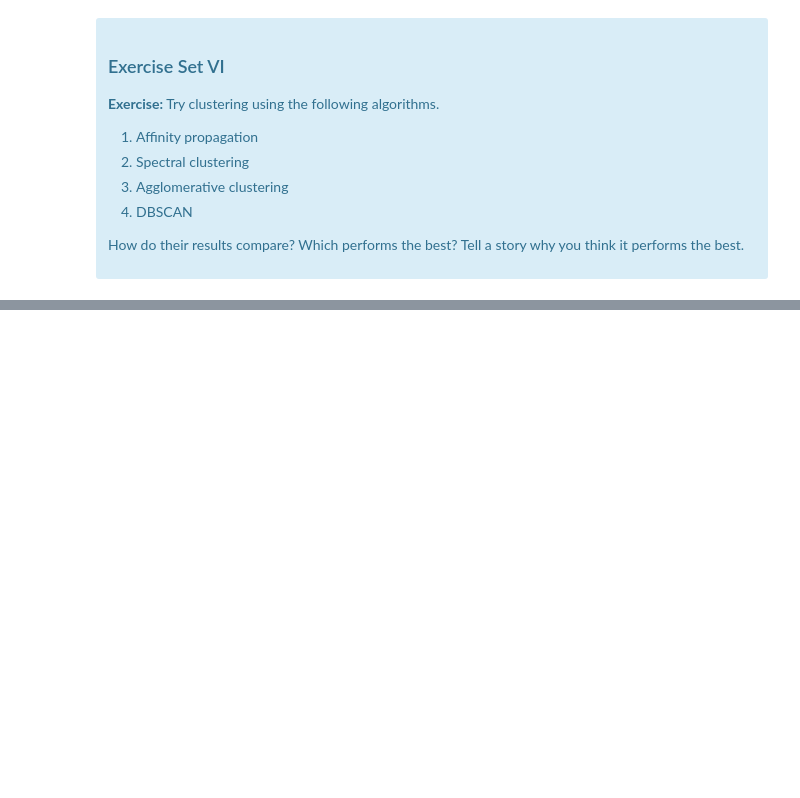
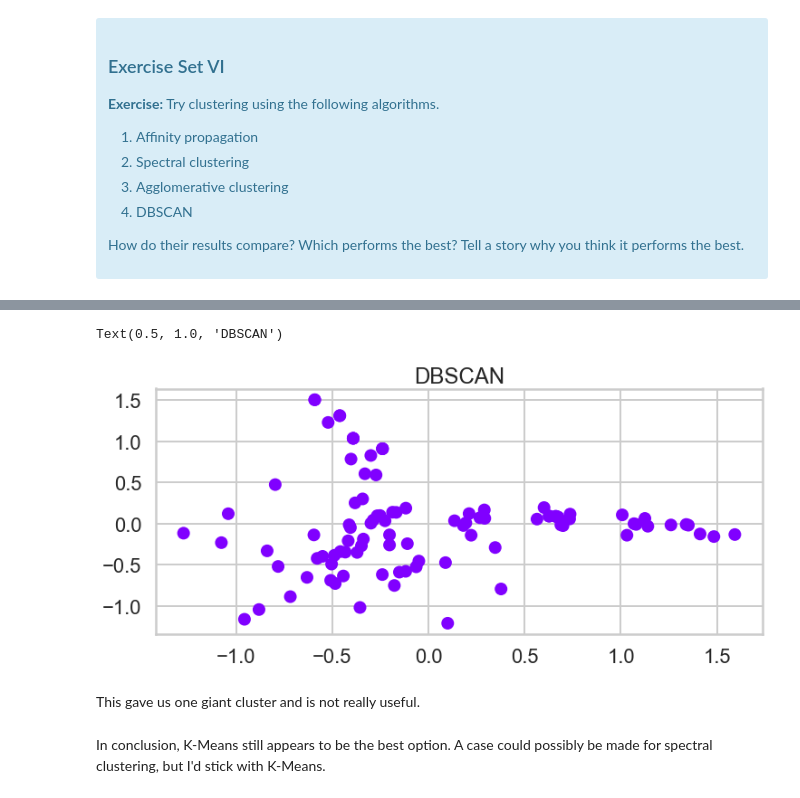
Before and after one commit to ltomczak1/Springboard, a Jupyter notebook: Clustering Case Study - Customer Segmentation with K-Means - Tier 3.ipynb, the cells around one changed output, grey strips where cells are left out. Drawn from its saved outputs; the diff is of its cells as text; code cells hidden in the pictures; blank space fills up the shorter version.

```diff
--- a/Clustering Case Study - Customer Segmentation with K-Means - Tier 3.ipynb
+++ b/Clustering Case Study - Customer Segmentation with K-Means - Tier 3.ipynb
@@ -578,0 +630,11 @@ Source: http://scikit-learn.org/stable/modules/clustering.html
+# %%
+plt.subplots(figsize=(12, 5))
+plt.scatter(pc1, pc2, c=db_res.labels_, cmap='rainbow')
+plt.title('DBSCAN')
+# %% [output]
+Text(0.5, 1.0, 'DBSCAN')
+[figure, added]
+# %% [markdown]
+This gave us one giant cluster and is not really useful.
+# %% [markdown]
+In conclusion, K-Means still appears to be the best option. A case could possibly be made for spectral clustering, but I'd stick with K-Means.
```
Also changed, not shown: parts of 21 cells of this notebook.
